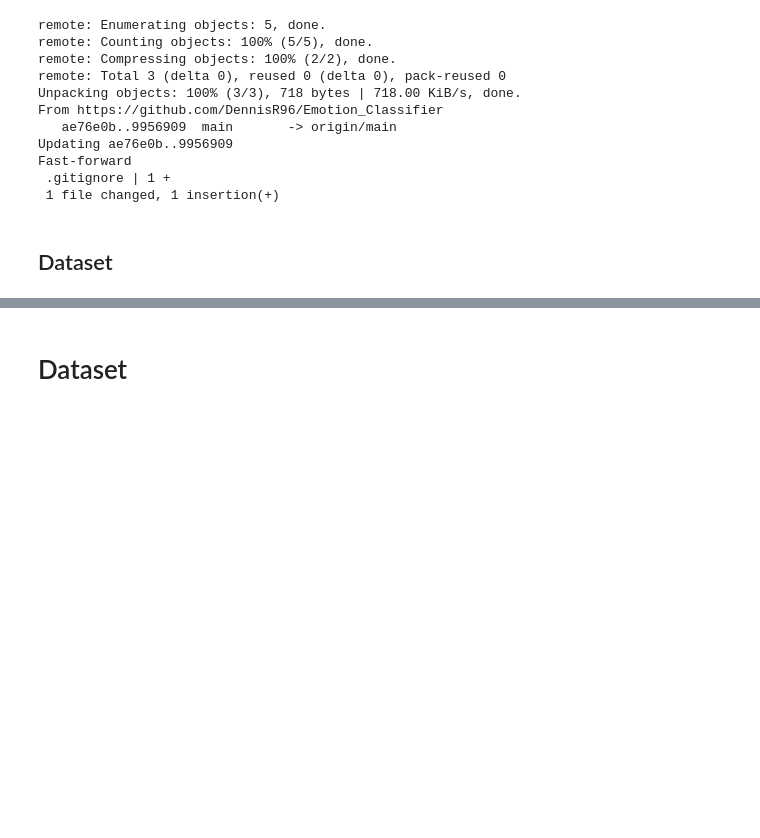
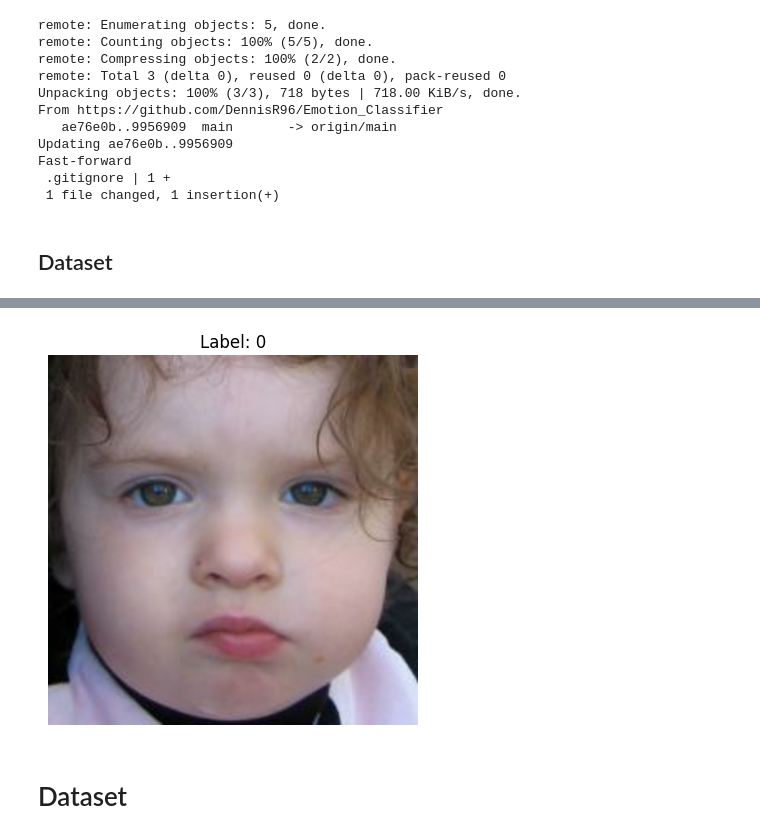
Before and after one commit to DennisR96/Emotion_Classifier, a Jupyter notebook: Emotion_Classifier.ipynb, the cells around one changed output, grey strips where cells are left out. Saved outputs shown, nothing was run; the diff lists cells and outputs as text; code cells hidden in the pictures; blank space fills up the shorter version.

```diff
--- a/Emotion_Classifier.ipynb
+++ b/Emotion_Classifier.ipynb
@@ -80,0 +86,8 @@ Fast-forward
+# %%
+Train_CSV = pd.read_csv("dataset/AffectNet/AffectNet_Train.csv")
+Val_CSV = pd.read_csv("dataset/AffectNet/AffectNet_VAL.csv")
+# %%
+all_image_paths = Val_CSV['Filepath']
+all_image_labels = Val_CSV['Expression']
+print(all_image_paths)
+print(all_image_labels)
@@ -80,0 +112,25 @@ Fast-forward
+# %%
+def load_and_preprocess_image(path):
+  path = "dataset/AffectNet/" + path
+  image_string = tf.compat.as_str_any(path)
+  image_string = tf.io.read_file(path)
+  img = tf.io.decode_png(image_string, channels=3)
+  return tf.image.resize(img, [1000, 1000])
+
+def load_and_preprocess_from_path_labels(path, label):
+  return load_and_preprocess_image(path), label
+
+ds = tf.data.Dataset.from_tensor_slices((all_image_paths, all_image_labels))
+csv_dataset = ds.map(load_and_preprocess_from_path_labels, num_parallel_calls=tf.data.AUTOTUNE)
+# %%
+iterator = iter(csv_dataset)
+image, label = next(iterator)
+image = image / 255.0  # Assuming pixel values are in the range [0, 255]
+
+# Display the image
+plt.imshow(image.numpy())
+plt.title(f'Label: {label}')
+plt.axis('off')
+plt.show()
+# %% [output]
+[figure, added]
```
Also changed, not shown: parts of 9 cells of this notebook.
